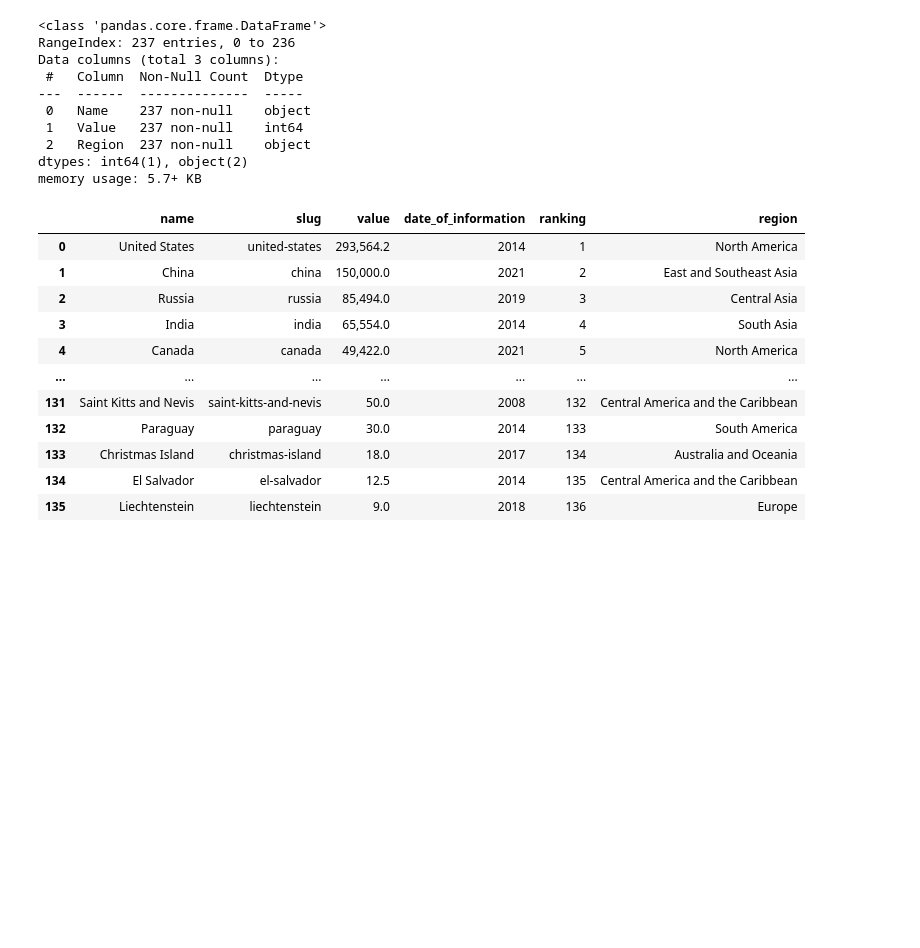
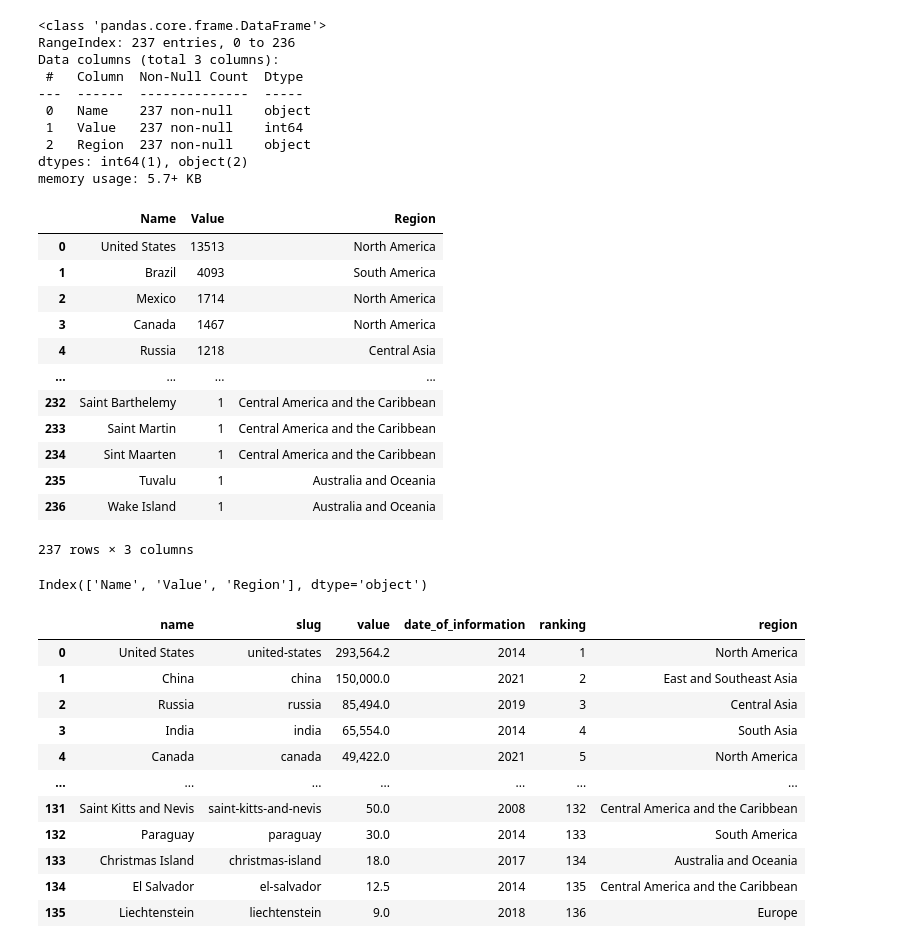
Before and after one commit to 542CompThink/Deliverable1, a Jupyter notebook: 542 Deliverable Notebook.ipynb, the cells around one changed output. Saved outputs shown, nothing was run; the diff lists cells and outputs as text; code cells hidden in the pictures; blank space fills up the shorter version.

```diff
--- a/542 Deliverable Notebook.ipynb
+++ b/542 Deliverable Notebook.ipynb
@@ -234,6 +234,26 @@ Data columns (total 3 columns):
  2   Region  237 non-null    object
 dtypes: int64(1), object(2)
 memory usage: 5.7+ KB
+# %%
+AirwaysData
+# %% [output]
+|  | Name | Value | Region |
+| 0 | United States | 13513 | North America |
+| 1 | Brazil | 4093 | South America |
+| 2 | Mexico | 1714 | North America |
+| 3 | Canada | 1467 | North America |
+| 4 | Russia | 1218 | Central Asia |
+| ... | ... | ... | ... |
+| 232 | Saint Barthelemy | 1 | Central America and the Caribbean |
+| 233 | Saint Martin | 1 | Central America and the Caribbean |
+| 234 | Sint Maarten | 1 | Central America and the Caribbean |
+| 235 | Tuvalu | 1 | Australia and Oceania |
+| 236 | Wake Island | 1 | Australia and Oceania |
+237 rows × 3 columns
+# %%
+AirwaysData.columns
+# %% [output]
+Index(['Name', 'Value', 'Region'], dtype='object')
 # %%
 # Uploading railway dataset
 # use a function from pandas to read the cloud data into a Python object
```
Also changed, not shown: parts of 11 cells of this notebook.
